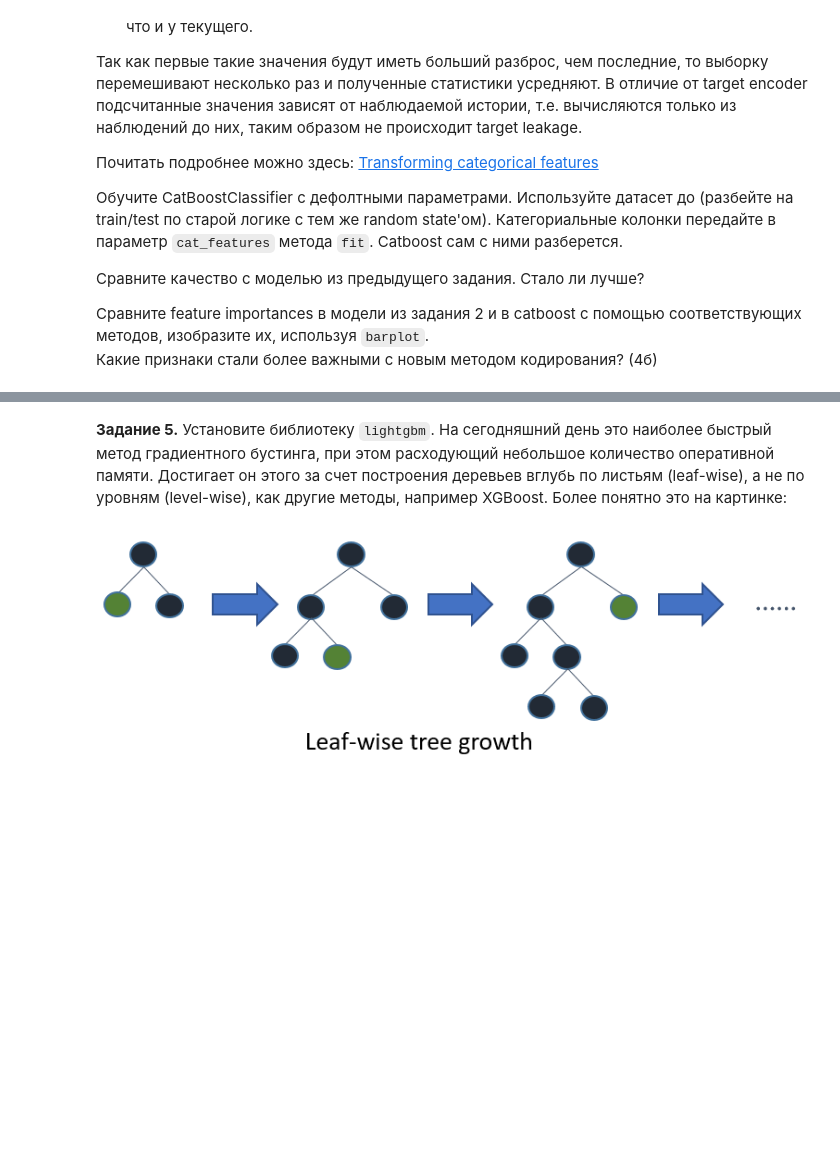
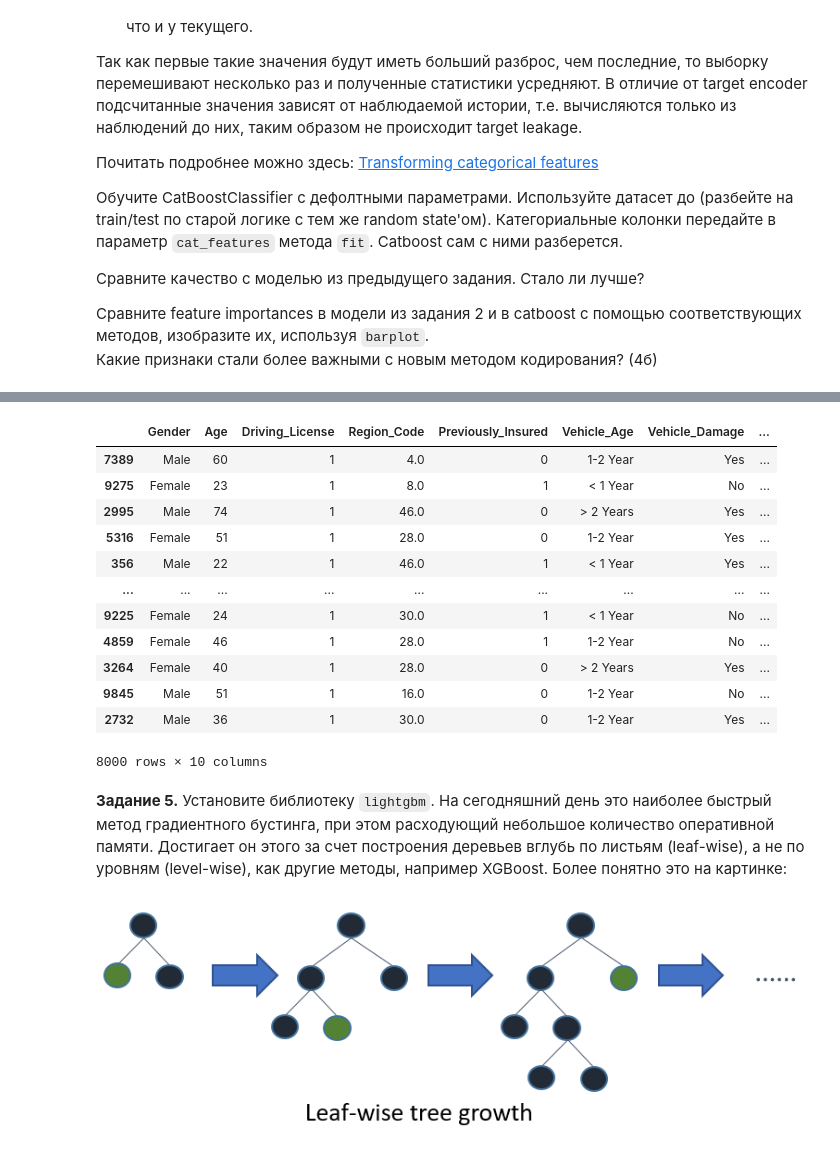
Before and after one commit to Dmitrysw/ML, a Jupyter notebook: lesson_20/HW_20_.ipynb, the cells around one changed output, grey strips where cells are left out. Saved outputs shown, nothing was run; the diff lists cells and outputs as text; code cells hidden in the pictures; blank space fills up the shorter version.

```diff
--- a/lesson_20/HW_20_.ipynb
+++ b/lesson_20/HW_20_.ipynb
@@ -179,3 +227,19 @@ from catboost import CatBoostClassifier
+# %%
+X_train
+# %% [output]
+|  | Gender | Age | Driving_License | Region_Code | Previously_Insured | Vehicle_Age | Vehicle_Damage | ... |
+| 7389 | Male | 60 | 1 | 4.0 | 0 | 1-2 Year | Yes | ... |
+| 9275 | Female | 23 | 1 | 8.0 | 1 | < 1 Year | No | ... |
+| 2995 | Male | 74 | 1 | 46.0 | 0 | > 2 Years | Yes | ... |
+| 5316 | Female | 51 | 1 | 28.0 | 0 | 1-2 Year | Yes | ... |
+| 356 | Male | 22 | 1 | 46.0 | 1 | < 1 Year | Yes | ... |
+| ... | ... | ... | ... | ... | ... | ... | ... | ... |
+| 9225 | Female | 24 | 1 | 30.0 | 1 | < 1 Year | No | ... |
+| 4859 | Female | 46 | 1 | 28.0 | 1 | 1-2 Year | No | ... |
+| 3264 | Female | 40 | 1 | 28.0 | 0 | > 2 Years | Yes | ... |
+| 9845 | Male | 51 | 1 | 16.0 | 0 | 1-2 Year | No | ... |
+| 2732 | Male | 36 | 1 | 30.0 | 0 | 1-2 Year | Yes | ... |
+8000 rows × 10 columns
 # %% [markdown]
 **Задание 5.** Установите библиотеку `lightgbm`. На сегодняшний день это наиболее быстрый метод градиентного бустинга, при этом расходующий небольшое количество оперативной памяти. Достигает он этого за счет построения деревьев вглубь по листьям (leaf-wise), а не по уровням (level-wise), как другие методы, например XGBoost.
 Более понятно это на картинке:
```
Also changed, not shown: parts of 13 cells of this notebook, 1 other file.
